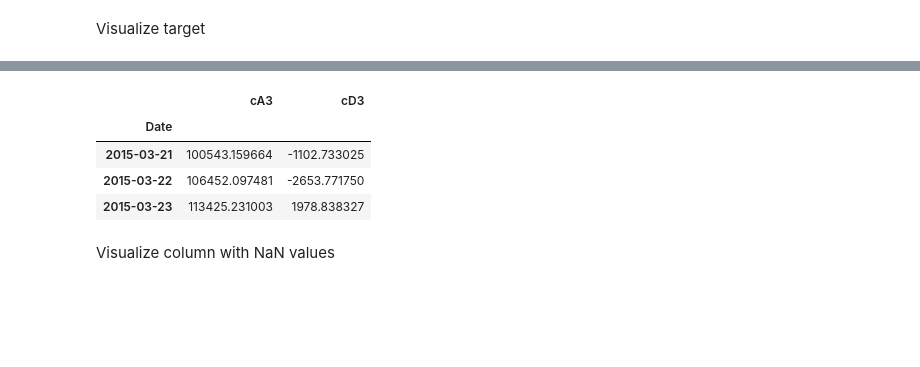
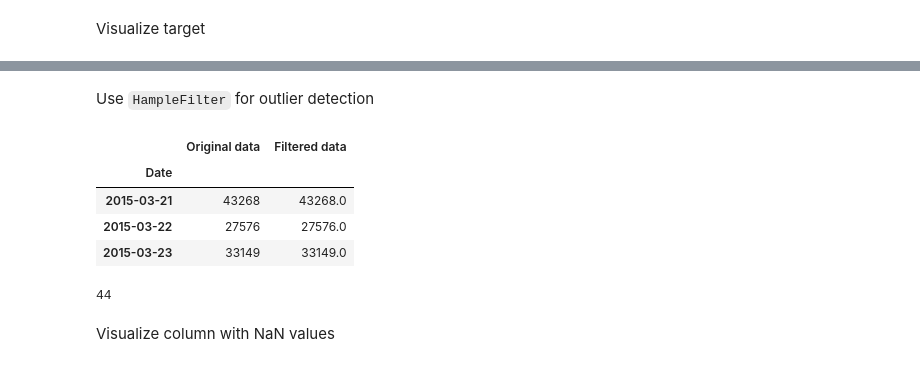
Before and after one commit to MohammadRezaAlikhani/Water-demand-time-series-prediction, a Jupyter notebook: Thesis.ipynb, the cells around one changed output, grey strips where cells are left out. Drawn from its saved outputs; the diff is of its cells as text; code cells hidden in the pictures; blank space fills up the shorter version.

Commit message:
Implemented HampelFilter filter

```diff
--- a/Thesis.ipynb
+++ b/Thesis.ipynb
@@ -251,8 +251,0 @@ wave_df = pd.DataFrame({'cA3' : cA3 , 'cD3' : cD3},
-# %%
-wave_df.head(3)
-# %% [output]
-|  | cA3 | cD3 |
-| Date |  |  |
-| 2015-03-21 | 100543.159664 | -1102.733025 |
-| 2015-03-22 | 106452.097481 | -2653.771750 |
-| 2015-03-23 | 113425.231003 | 1978.838327 |
@@ -263,0 +252,2 @@ fig
+# %% [markdown]
+Use `HampleFilter` for outlier detection
@@ -263,0 +257,23 @@ fig
+# %%
+# create an instance from class filter
+transformer = HampelFilter(window_length=30)
+
+# implement filter on timeseries
+y_hat = transformer.fit_transform(df_2["Produced water"])
+# %%
+# create a dataframe to compare original data vs filtered data
+or_fil = pd.DataFrame({"Original data" : df_2["Produced water"],
+                       "Filtered data" : y_hat})
+
+or_fil.head(3)
+# %% [output]
+|  | Original data | Filtered data |
+| Date |  |  |
+| 2015-03-21 | 43268 | 43268.0 |
+| 2015-03-22 | 27576 | 27576.0 |
+| 2015-03-23 | 33149 | 33149.0 |
+# %%
+# how many records considerd as outliers
+or_fil["Filtered data"].isna().sum()
+# %% [output]
+44
```
Also changed, not shown: parts of 15 cells of this notebook.
